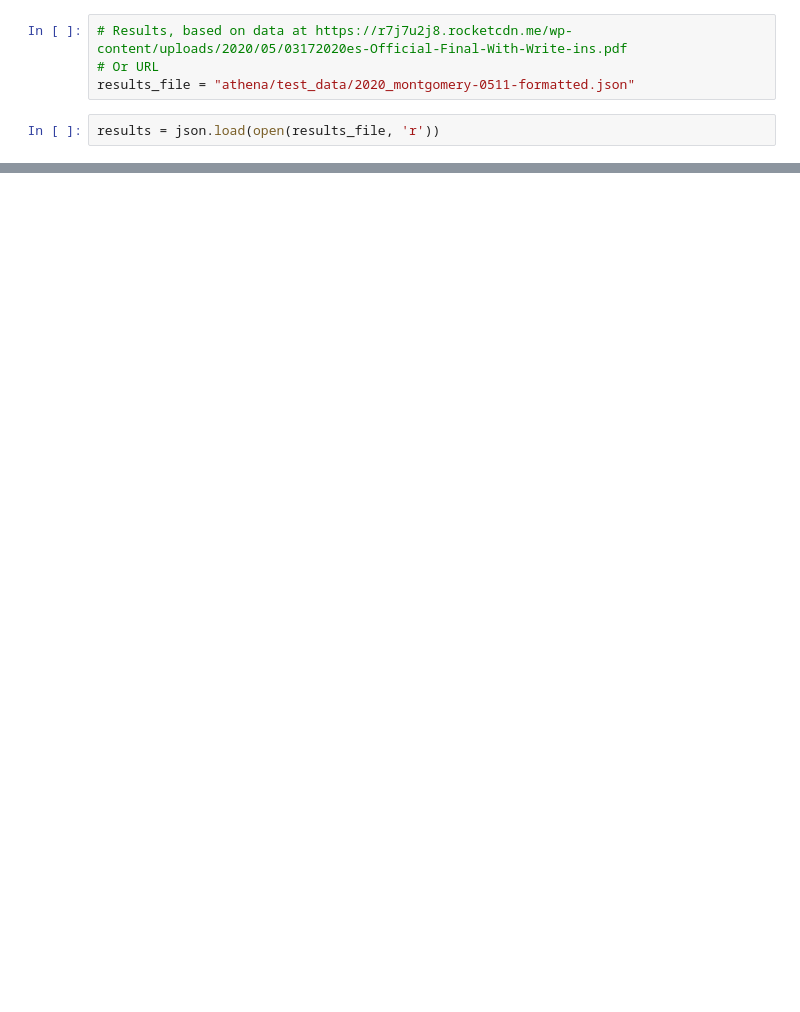
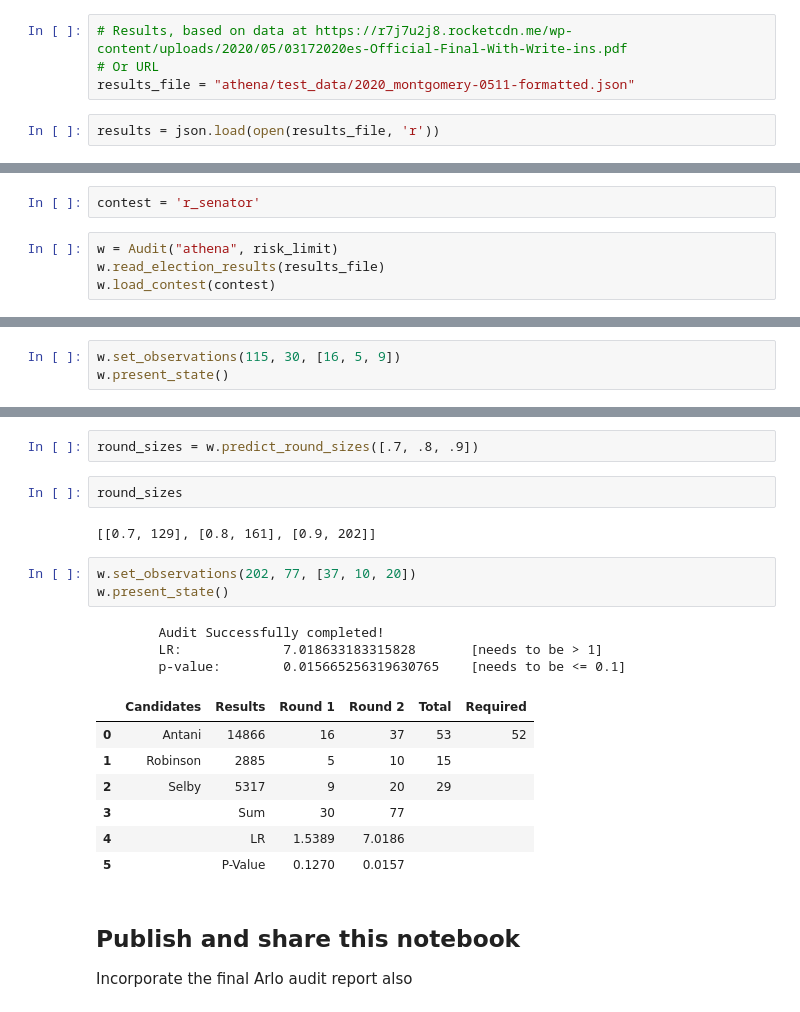
Before and after one commit to filipzz/athena, a Jupyter notebook: code/athena-montgomery.ipynb, the cells around one changed output, grey strips where cells are left out. Cells and saved outputs as stored; diff of their text form; blank space fills up the shorter version.

Commit message:
Add RLA auditing, evidence, risk-calculation info
Flesh out the notebook so it holds and links to more data
and background for presenting the evidence, and calculates 2-rounds of risk level data.

```diff
--- a/code/athena-montgomery.ipynb
+++ b/code/athena-montgomery.ipynb
@@ -56,0 +81,6 @@ display(HTML(htmlout))
+# %%
+contest = 'r_senator'
+# %%
+w = Audit("athena", risk_limit)
+w.read_election_results(results_file)
+w.load_contest(contest)
@@ -56,0 +96,3 @@ display(HTML(htmlout))
+# %%
+w.set_observations(115, 30, [16, 5, 9])
+w.present_state()
@@ -56,0 +118,24 @@ display(HTML(htmlout))
+# %%
+round_sizes = w.predict_round_sizes([.7, .8, .9])
+# %%
+round_sizes
+# %% [output]
+[[0.7, 129], [0.8, 161], [0.9, 202]]
+# %%
+w.set_observations(202, 77, [37, 10, 20])
+w.present_state()
+# %% [output]
+        Audit Successfully completed!
+        LR:             7.018633183315828       [needs to be > 1]
+        p-value:        0.015665256319630765    [needs to be <= 0.1]
+|  | Candidates | Results | Round 1 | Round 2 | Total | Required |
+| 0 | Antani | 14866 | 16 | 37 | 53 | 52 |
+| 1 | Robinson | 2885 | 5 | 10 | 15 |  |
+| 2 | Selby | 5317 | 9 | 20 | 29 |  |
+| 3 |  | Sum | 30 | 77 |  |  |
+| 4 |  | LR | 1.5389 | 7.0186 |  |  |
+| 5 |  | P-Value | 0.1270 | 0.0157 |  |  |
+# %% [markdown]
+## Publish and share this notebook
+
+Incorporate the final Arlo audit report also
```
Also changed, not shown: parts of 17 cells of this notebook.
